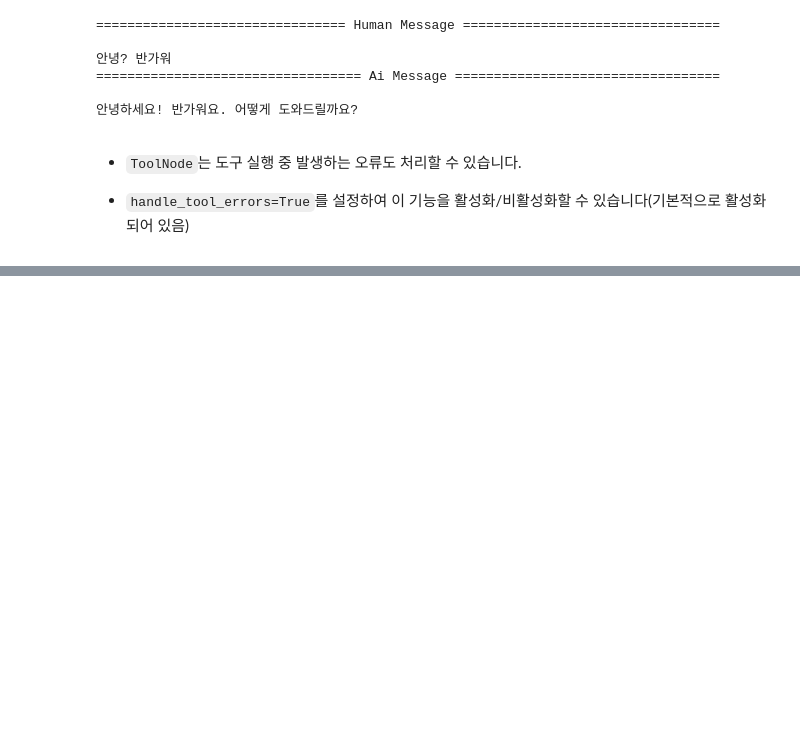
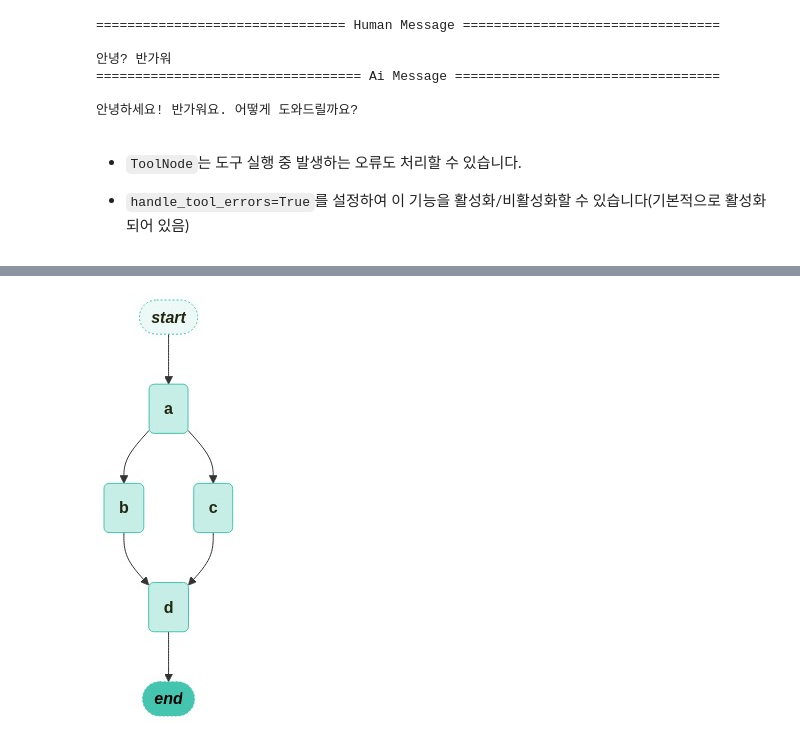
Before and after one commit to yoonwanggyu/BOAZ_ADV, a Jupyter notebook: Wang_Gyu/LangGraph_8)~.ipynb, the cells around one changed output, grey strips where cells are left out. Cells and saved outputs as stored; diff of their text form; code cells hidden in the pictures; blank space fills up the shorter version.

```diff
--- a/Wang_Gyu/LangGraph_8)~.ipynb
+++ b/Wang_Gyu/LangGraph_8)~.ipynb
@@ -513,0 +550,49 @@ for chunk in app.stream(
+# %%
+from typing import Annotated, Any
+from typing_extensions import TypedDict
+from langgraph.graph import StateGraph, START, END
+from langgraph.graph.message import add_messages
+
+
+# 상태 정의(add_messages 리듀서 사용)
+class State(TypedDict):
+    aggregate: Annotated[list, add_messages]
+
+
+# 노드 값 반환 클래스
+class ReturnNodeValue:
+    # 초기화
+    def __init__(self, node_secret: str):
+        self._value = node_secret
+
+    # 호출시 상태 업데이트
+    def __call__(self, state: State) -> Any:
+        print(f"Adding {self._value} to {state['aggregate']}")
+        return {"aggregate": [self._value]}
+
+
+# 상태 그래프 초기화
+builder = StateGraph(State)
+
+# 노드 A부터 D까지 생성 및 값 할당
+builder.add_node("a", ReturnNodeValue("I'm A"))
+builder.add_edge(START, "a")
+builder.add_node("b", ReturnNodeValue("I'm B"))
+builder.add_node("c", ReturnNodeValue("I'm C"))
+builder.add_node("d", ReturnNodeValue("I'm D"))
+
+# 노드 연결
+builder.add_edge("a", "b")
+builder.add_edge("a", "c")
+builder.add_edge("b", "d")
+builder.add_edge("c", "d")
+builder.add_edge("d", END)
+
+# 그래프 컴파일
+graph = builder.compile()
+
+from langchain_teddynote.graphs import visualize_graph
+
+visualize_graph(graph)
+# %% [output]
+[figure, added]
```
Also changed, not shown: parts of 37 cells of this notebook.
